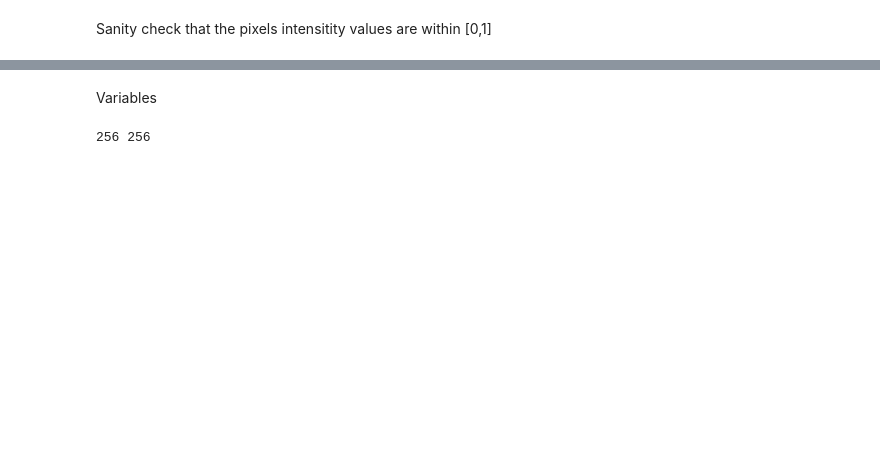
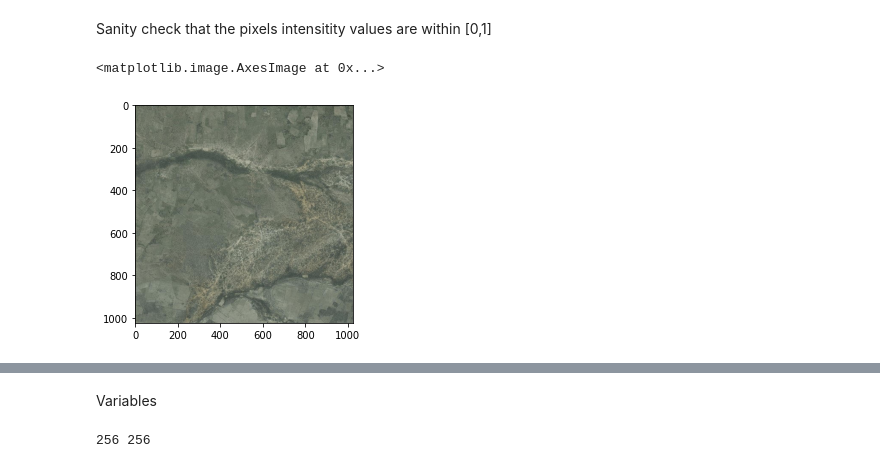
Before and after one commit to RasmusKlinkJoerg/geospatialMalariaPrediction, a Jupyter notebook: malaria_prediction.ipynb, the cells around one changed output, grey strips where cells are left out. Cells and saved outputs as stored; diff of their text form; code cells hidden in the pictures; blank space fills up the shorter version.

```diff
--- a/malaria_prediction.ipynb
+++ b/malaria_prediction.ipynb
@@ -80,5 +110,11 @@ Shape: (263, 256, 256, 3)
 # %% [markdown]
 Sanity check that the pixels intensitity values are within [0,1]
+# %%
+img = Image.open(dir_path+"/"+'0_42.3478, 2.213.png')
+plt.imshow(img)
+# %% [output]
+<matplotlib.image.AxesImage at 0x...>
+[figure, added]
 # %%
 print(img2np.max())
 print(img2np.min())
```
Also changed, not shown: parts of 167 cells of this notebook, 1 other file.
